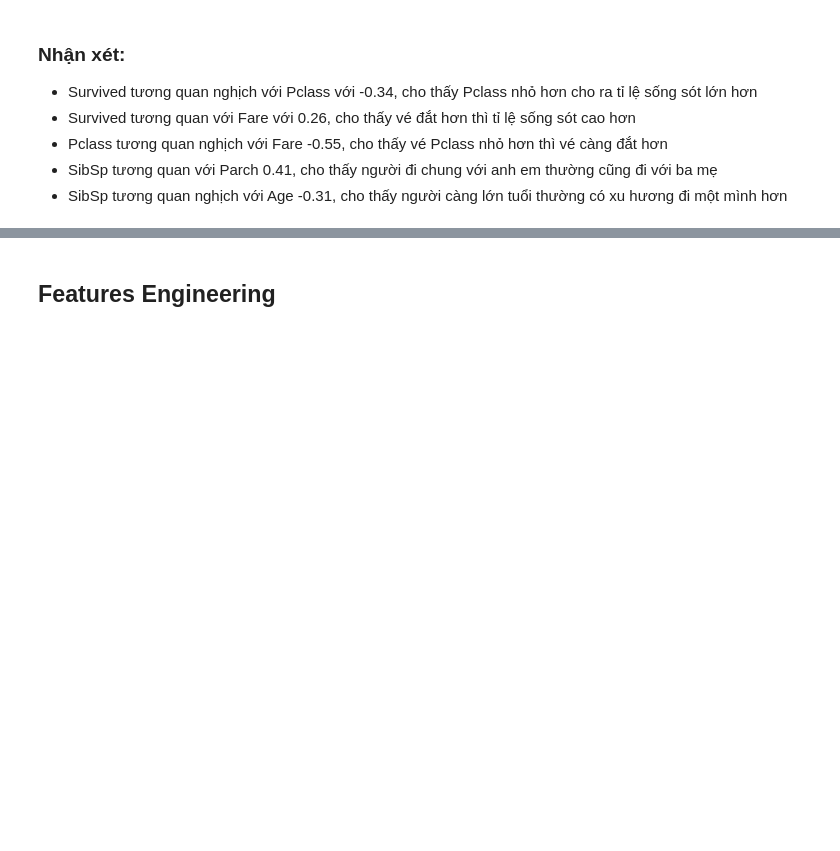
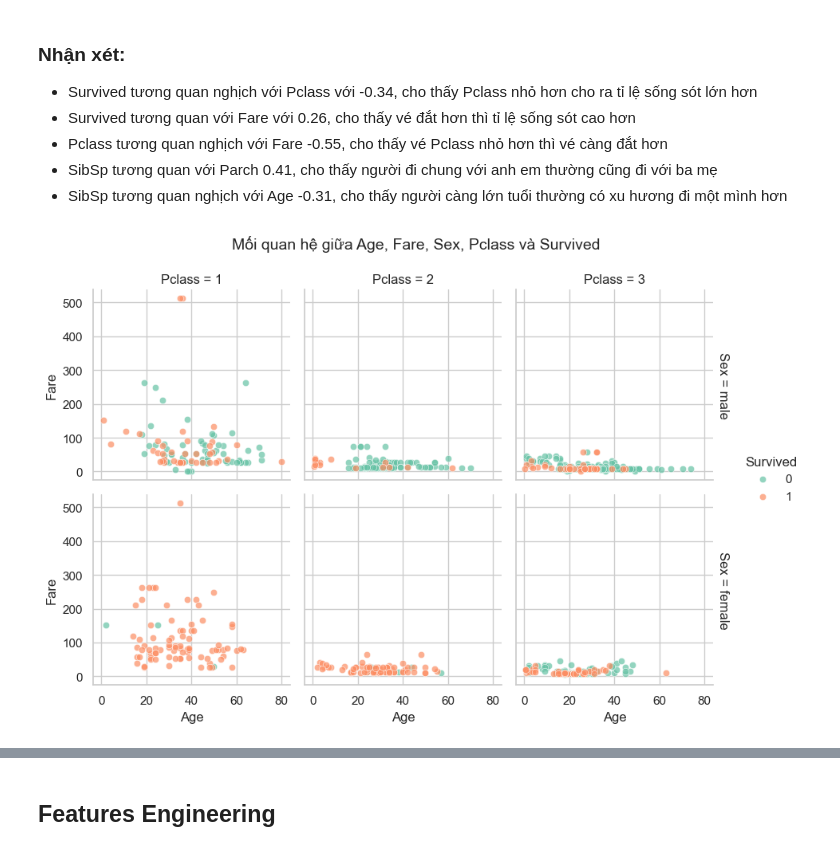
Before and after one commit to MinhNguyen-leo/SGU25_ML_GroupProject, a Jupyter notebook: Challange_2_Titanic_ver2/titanic.ipynb, the cells around one changed output, grey strips where cells are left out. Drawn from its saved outputs; the diff is of its cells as text; code cells hidden in the pictures; blank space fills up the shorter version.

```diff
--- a/Challange_2_Titanic_ver2/titanic.ipynb
+++ b/Challange_2_Titanic_ver2/titanic.ipynb
@@ -213,3 +213,15 @@ plt.show()
 * Pclass tương quan nghịch với Fare -0.55, cho thấy vé Pclass nhỏ hơn thì vé càng đắt hơn
 * SibSp tương quan với Parch 0.41, cho thấy người đi chung với anh em thường cũng đi với ba mẹ
 * SibSp tương quan nghịch với Age -0.31, cho thấy người càng lớn tuổi thường có xu hương đi một mình hơn
+# %%
+sns.set(style="whitegrid")
+
+g = sns.FacetGrid(train_df, row='Sex', col='Pclass', hue='Survived', margin_titles=True, height=3, palette='Set2')
+g.map_dataframe(sns.scatterplot, x='Age', y='Fare', alpha=0.7)
+g.add_legend(title='Survived')
+
+g.set_axis_labels("Age", "Fare")
+g.fig.suptitle("Mối quan hệ giữa Age, Fare, Sex, Pclass và Survived", fontsize=14, y=1.05)
+plt.show()
+# %% [output]
+[figure, added]
```
Also changed, not shown: parts of 9 cells of this notebook, 1 other file.
